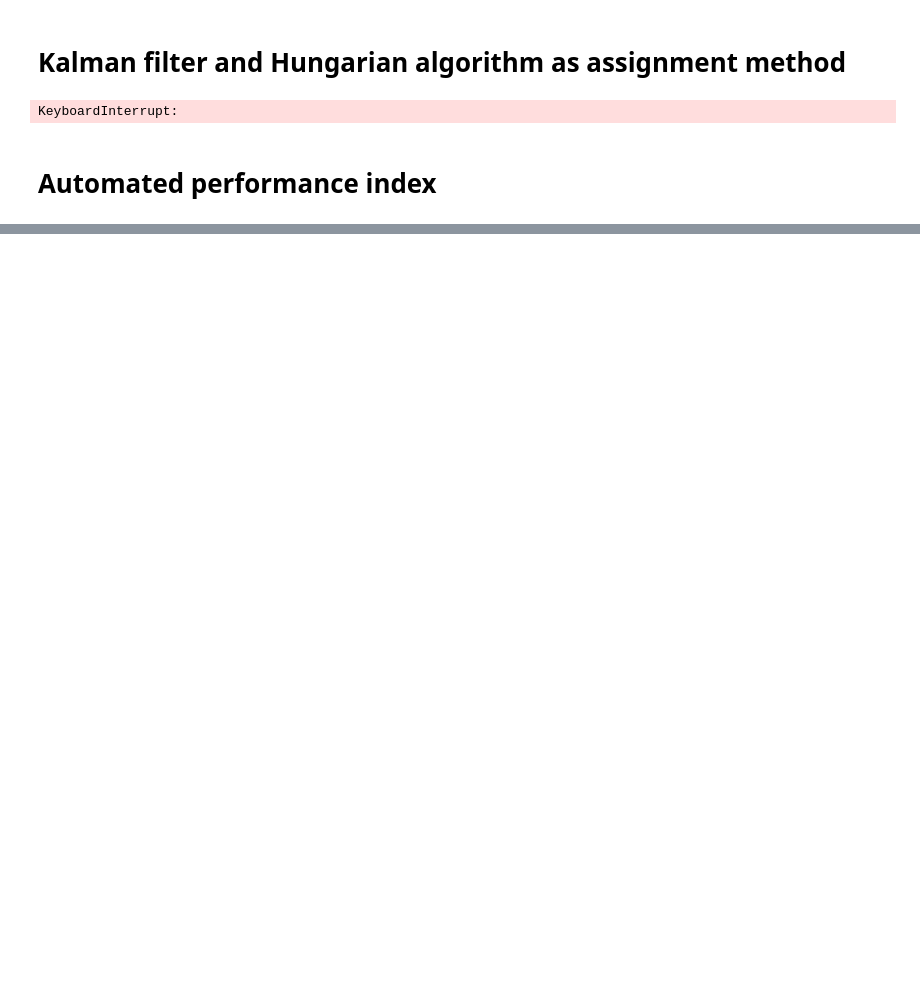
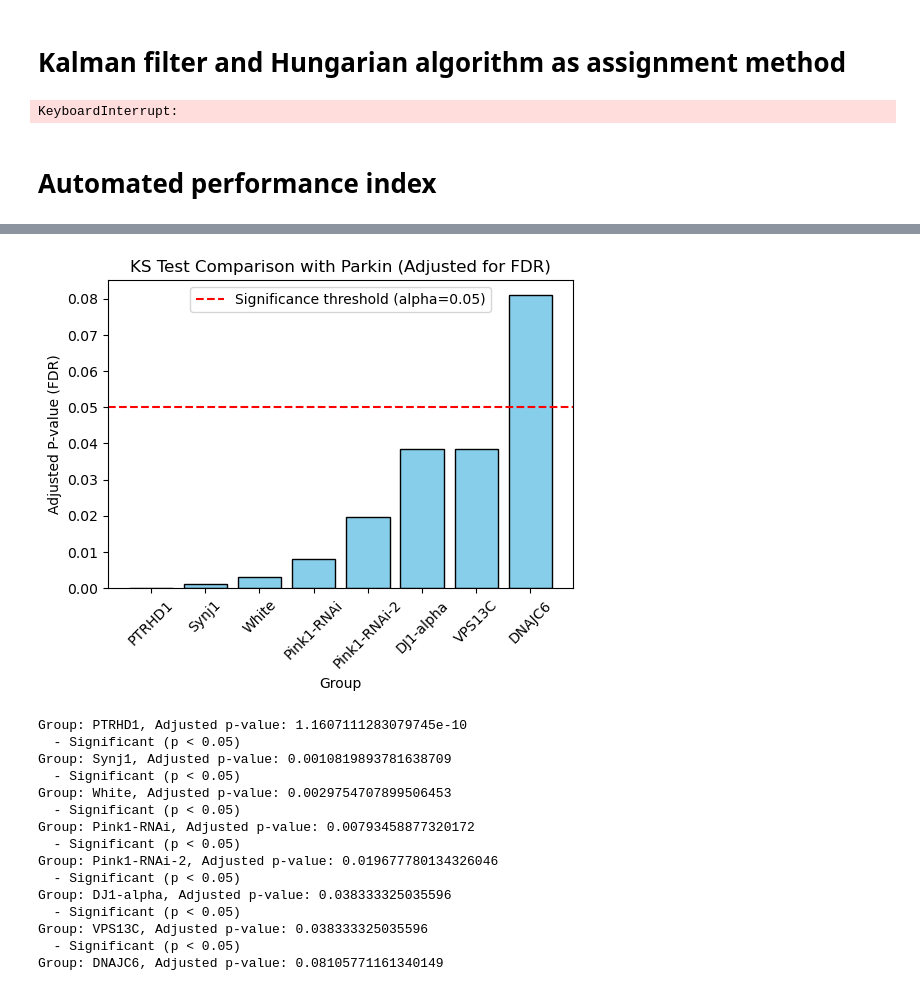
Before and after one commit to anqizhou13/FlyTrack, a Jupyter notebook: tracker.ipynb, the cells around one changed output, grey strips where cells are left out. Cells and saved outputs as stored; diff of their text form; code cells hidden in the pictures; blank space fills up the shorter version.

```diff
--- a/tracker.ipynb
+++ b/tracker.ipynb
@@ -265,0 +274,62 @@ Estimated Sample Size per Genotype for 80% Power: 25964
+# %%
+import numpy as np
+from scipy.stats import ks_2samp
+from statsmodels.stats.multitest import multipletests
+import matplotlib.pyplot as plt
+
+ref_genotype = 'Parkin'
+# 1. Extract time series data for 'White'
+reference = KS[ref_genotype]
+
+# 2. Perform KS test for each group against 'White'
+p_values = []
+group_names = []
+
+for key, value in KS.items():
+    if key != ref_genotype:
+        # Perform KS test comparing 'White' with the current group
+        ks_statistic, p_value = ks_2samp(reference, value)
+        p_values.append(p_value)
+        group_names.append(key)
+
+# 3. Adjust for multiple testing using Benjamini-Hochberg (FDR)
+adjusted_p_values = multipletests(p_values, method='fdr_bh')[1]
+
+# 4. Sort the results by adjusted p-values (increasing order)
+sorted_indices = np.argsort(adjusted_p_values)
+sorted_group_names = np.array(group_names)[sorted_indices]
+sorted_adjusted_p_values = adjusted_p_values[sorted_indices]
+
+# 5. Plot the results
+plt.figure(figsize=(6, 4))
+plt.bar(sorted_group_names, sorted_adjusted_p_values, color='skyblue', edgecolor='black')
+plt.axhline(0.05, color='red', linestyle='--', label="Significance threshold (alpha=0.05)")
+plt.xlabel('Group')
+plt.ylabel('Adjusted P-value (FDR)')
+plt.title('KS Test Comparison with Parkin (Adjusted for FDR)')
+plt.legend(loc='upper center', bbox_to_anchor=(0.5,1))
+plt.xticks(rotation=45)
+plt.show()
+
+# 6. Print the results (you can filter to show significant comparisons)
+for group, adj_p in zip(sorted_group_names, sorted_adjusted_p_values):
+    print(f"Group: {group}, Adjusted p-value: {adj_p}")
+    if adj_p < 0.05:
+        print(f"  - Significant (p < 0.05)")
+# %% [output]
+[figure, added]
+Group: PTRHD1, Adjusted p-value: 1.1607111283079745e-10
+  - Significant (p < 0.05)
+Group: Synj1, Adjusted p-value: 0.0010819893781638709
+  - Significant (p < 0.05)
+Group: White, Adjusted p-value: 0.0029754707899506453
+  - Significant (p < 0.05)
+Group: Pink1-RNAi, Adjusted p-value: 0.00793458877320172
+  - Significant (p < 0.05)
+Group: Pink1-RNAi-2, Adjusted p-value: 0.019677780134326046
+  - Significant (p < 0.05)
+Group: DJ1-alpha, Adjusted p-value: 0.038333325035596
+  - Significant (p < 0.05)
+Group: VPS13C, Adjusted p-value: 0.038333325035596
+  - Significant (p < 0.05)
+Group: DNAJC6, Adjusted p-value: 0.08105771161340149
```
Also changed, not shown: parts of 6 cells of this notebook, 2 other files.
